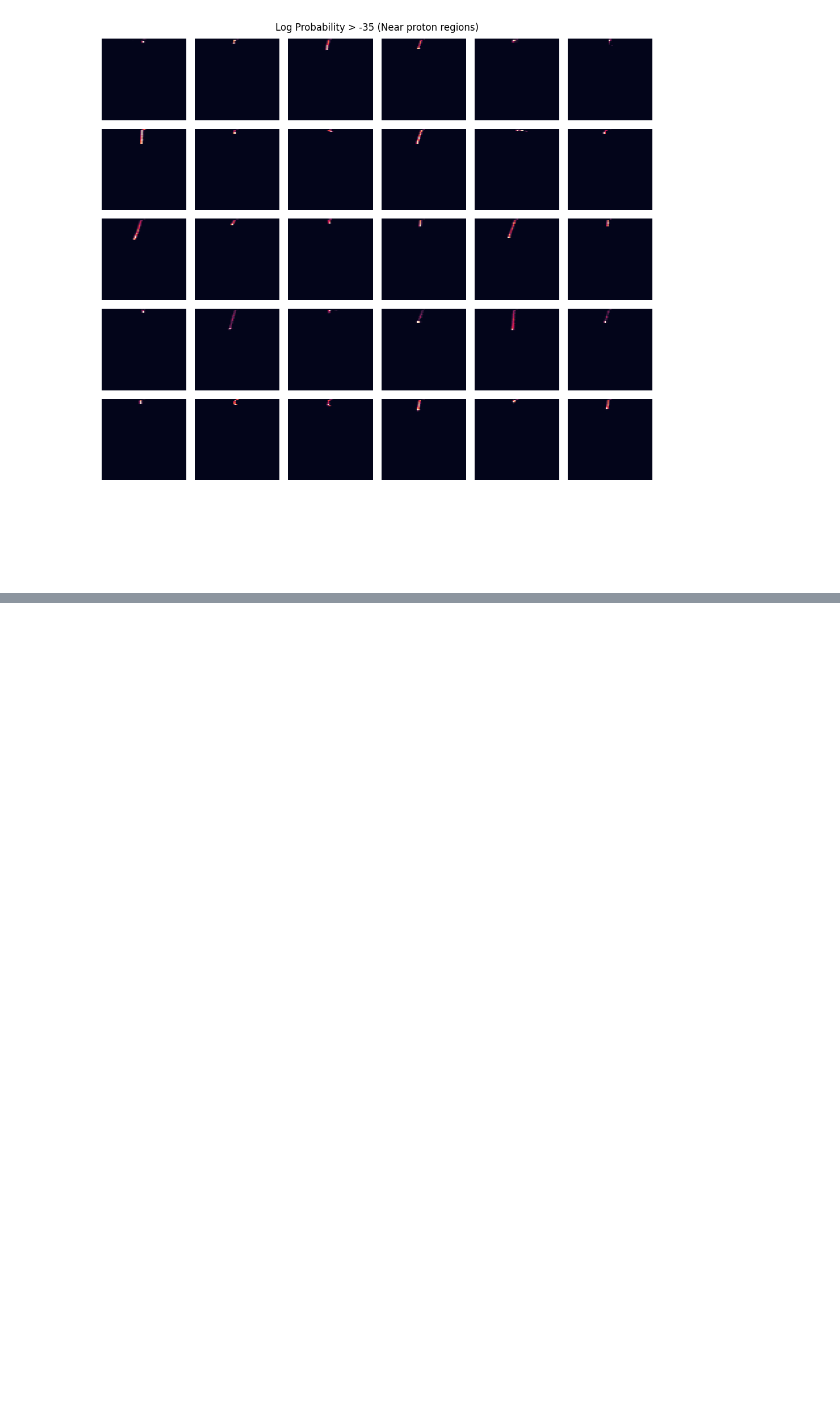
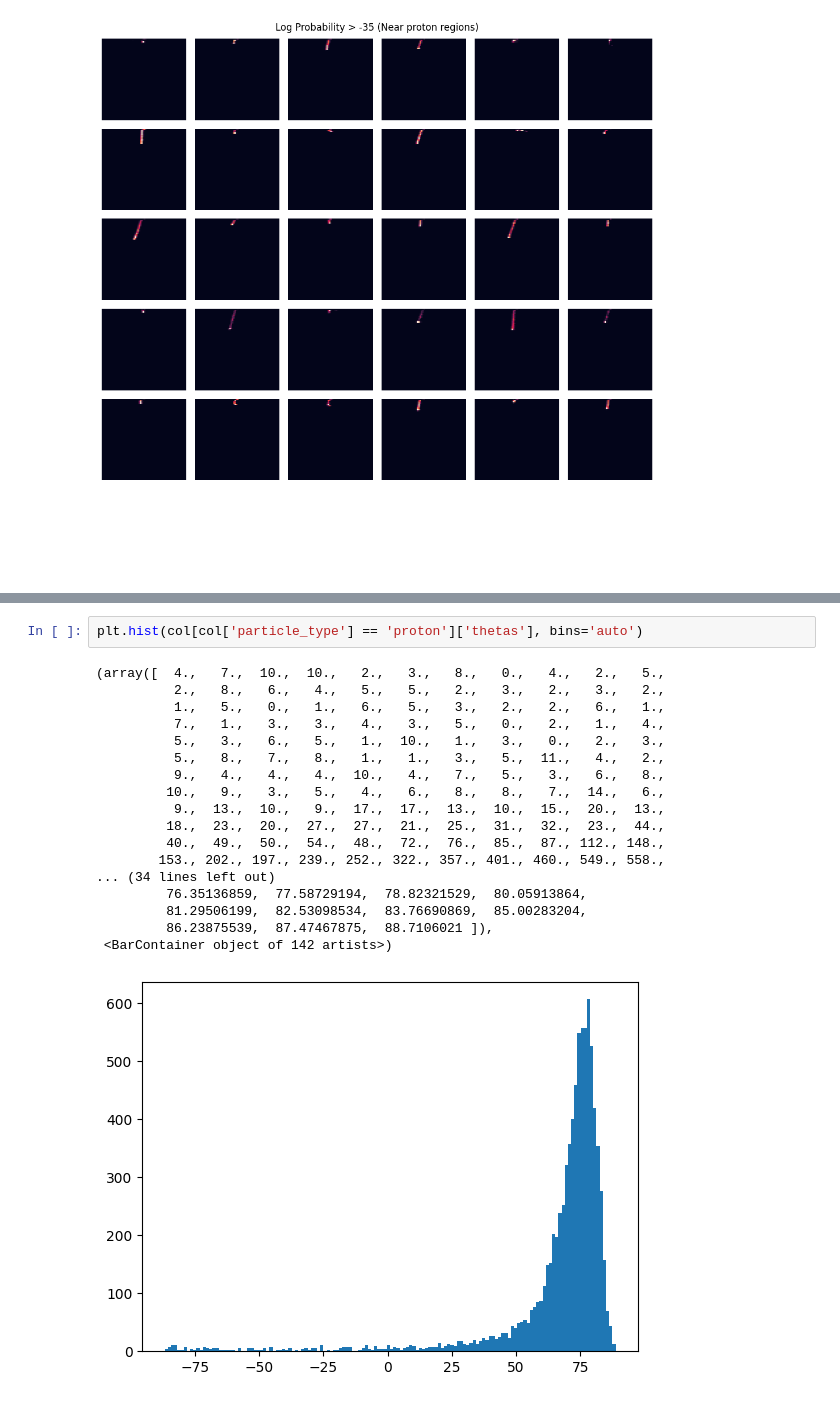
Before and after one commit to mohummudh/proton-deuteron, a Jupyter notebook: kaons/protons-kaons.ipynb, the cells around one changed output, grey strips where cells are left out. Cells and saved outputs as stored; diff of their text form; blank space fills up the shorter version.

```diff
--- a/kaons/protons-kaons.ipynb
+++ b/kaons/protons-kaons.ipynb
@@ -1414,0 +1462,21 @@ plt.show()
+# %%
+plt.hist(col[col['particle_type'] == 'proton']['thetas'], bins='auto')
+# %% [output]
+(array([  4.,   7.,  10.,  10.,   2.,   3.,   8.,   0.,   4.,   2.,   5.,
+          2.,   8.,   6.,   4.,   5.,   5.,   2.,   3.,   2.,   3.,   2.,
+          1.,   5.,   0.,   1.,   6.,   5.,   3.,   2.,   2.,   6.,   1.,
+          7.,   1.,   3.,   3.,   4.,   3.,   5.,   0.,   2.,   1.,   4.,
+          5.,   3.,   6.,   5.,   1.,  10.,   1.,   3.,   0.,   2.,   3.,
+          5.,   8.,   7.,   8.,   1.,   1.,   3.,   5.,  11.,   4.,   2.,
+          9.,   4.,   4.,   4.,  10.,   4.,   7.,   5.,   3.,   6.,   8.,
+         10.,   9.,   3.,   5.,   4.,   6.,   8.,   8.,   7.,  14.,   6.,
+          9.,  13.,  10.,   9.,  17.,  17.,  13.,  10.,  15.,  20.,  13.,
+         18.,  23.,  20.,  27.,  27.,  21.,  25.,  31.,  32.,  23.,  44.,
+         40.,  49.,  50.,  54.,  48.,  72.,  76.,  85.,  87., 112., 148.,
+        153., 202., 197., 239., 252., 322., 357., 401., 460., 549., 558.,
+... (34 lines left out)
+         76.35136859,  77.58729194,  78.82321529,  80.05913864,
+         81.29506199,  82.53098534,  83.76690869,  85.00283204,
+         86.23875539,  87.47467875,  88.7106021 ]),
+ <BarContainer object of 142 artists>)
+[figure, added]
```
Also changed, not shown: parts of 5 cells of this notebook.
